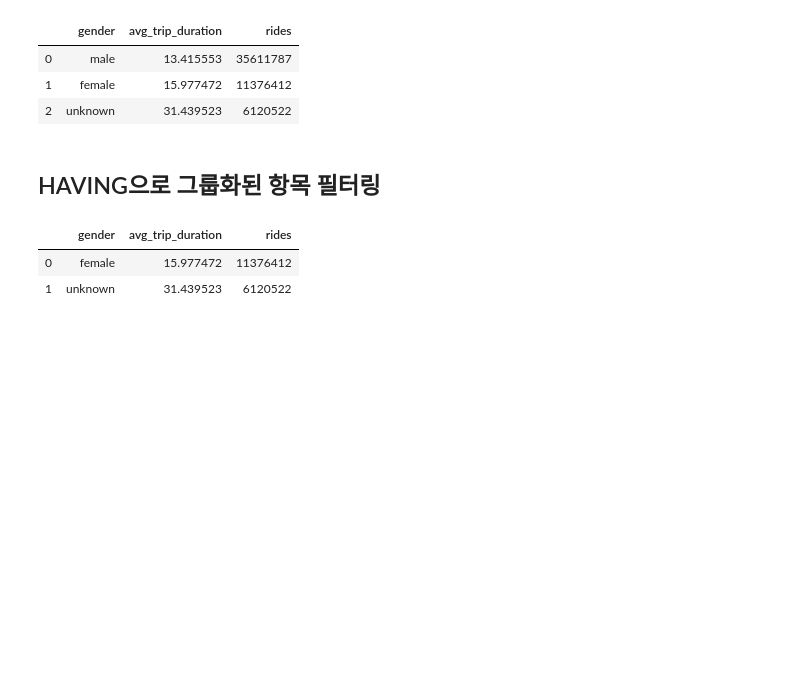
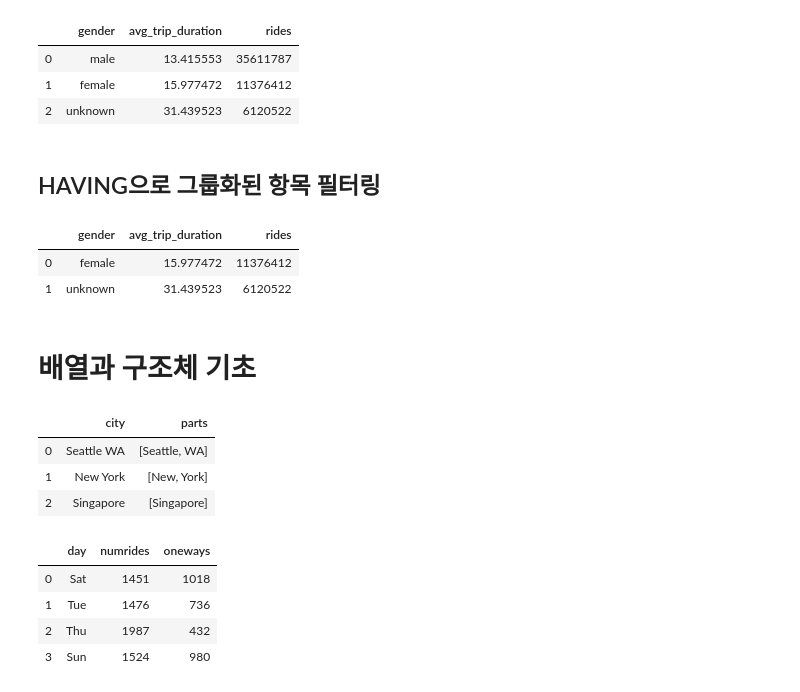
Before and after one commit to jeonprize/SQL, a Jupyter notebook: 1. 쿼리 필수 요소.ipynb, the cells around one changed output. Drawn from its saved outputs; the diff is of its cells as text; code cells hidden in the pictures; blank space fills up the shorter version.

```diff
--- a/1. 쿼리 필수 요소.ipynb
+++ b/1. 쿼리 필수 요소.ipynb
@@ -247,3 +247,5 @@ df
 |  | gender | avg_trip_duration | rides |
 | 0 | female | 15.977472 | 11376412 |
 | 1 | unknown | 31.439523 | 6120522 |
+# %% [markdown]
+# 배열과 구조체 기초
@@ -249,0 +263,33 @@ df
+# %%
+df = pd.read_gbq(query= query, dialect='standard',project_id='project-bigquery-319110', auth_local_webserver=True)
+df
+# %% [output]
+|  | city | parts |
+| 0 | Seattle WA | [Seattle, WA] |
+| 1 | New York | [New, York] |
+| 2 | Singapore | [Singapore] |
+# %%
+# 여러 데이터를 빠르게 사용하기 위해 union all을 사용한 쿼리
+query='''
+WITH example AS(
+    select 'Sat' AS day, 1451 AS numrides, 1018 AS oneways
+    union all select 'Mon',2376,835
+    union all select 'Tue',1476,736
+    union all select 'Wen',2454,668
+    union all select 'Thu',1987,432
+    union all select 'Fri',2002,945
+    union all select 'Sun',1524,980
+)
+
+select *
+FROM example
+where numrides < 2000
+'''
+df = pd.read_gbq(query = query, dialect='standard',project_id='project-bigquery-319110', auth_local_webserver=True)
+df
+# %% [output]
+|  | day | numrides | oneways |
+| 0 | Sat | 1451 | 1018 |
+| 1 | Tue | 1476 | 736 |
+| 2 | Thu | 1987 | 432 |
+| 3 | Sun | 1524 | 980 |
```
Also changed, not shown: parts of 4 cells of this notebook.
